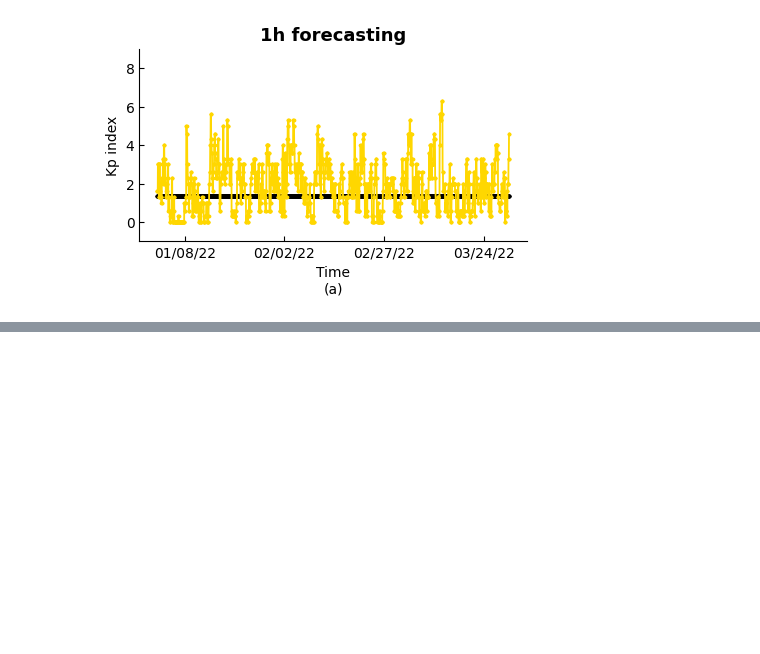
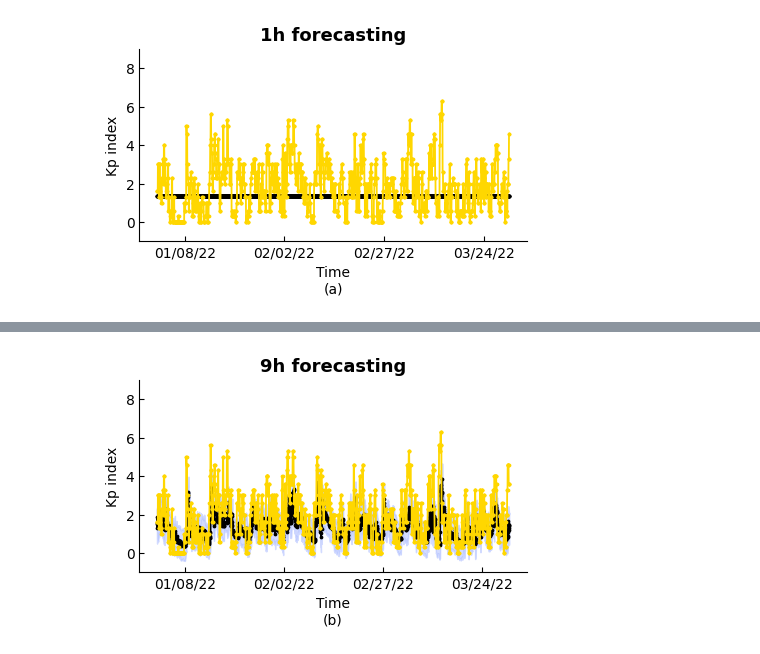
Before and after one commit to T-Rzeznik/Kp-prediction, a Jupyter notebook: KP_prediction_analysis.ipynb, the cells around one changed output, grey strips where cells are left out. Drawn from its saved outputs; the diff is of its cells as text; code cells hidden in the pictures; blank space fills up the shorter version.

```diff
--- a/KP_prediction_analysis.ipynb
+++ b/KP_prediction_analysis.ipynb
@@ -85,0 +118,4 @@ Image(filename="KpNet_Package/figures/kp_1h_epistemic.png")
+# %%
+Image(filename="KpNet_Package/figures/kp_9h_aleatoric.png")
+# %% [output]
+[figure, added]
```
Also changed, not shown: parts of 4 cells of this notebook.
